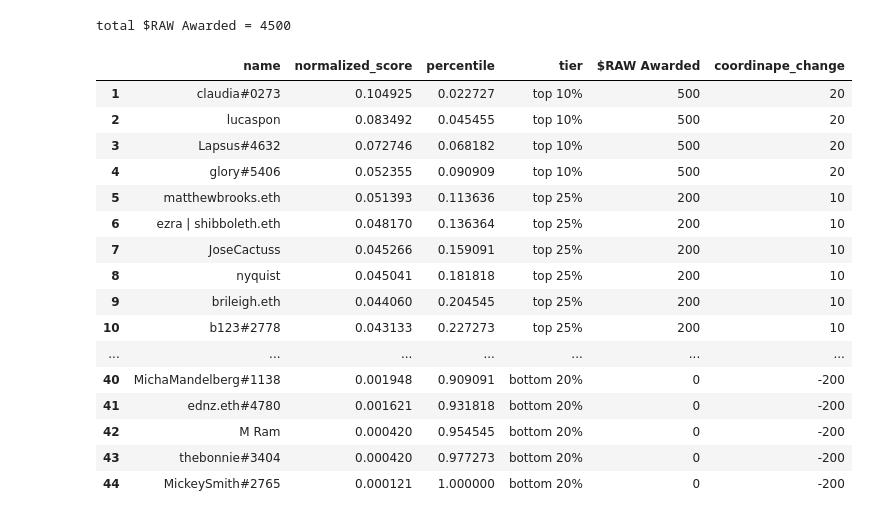
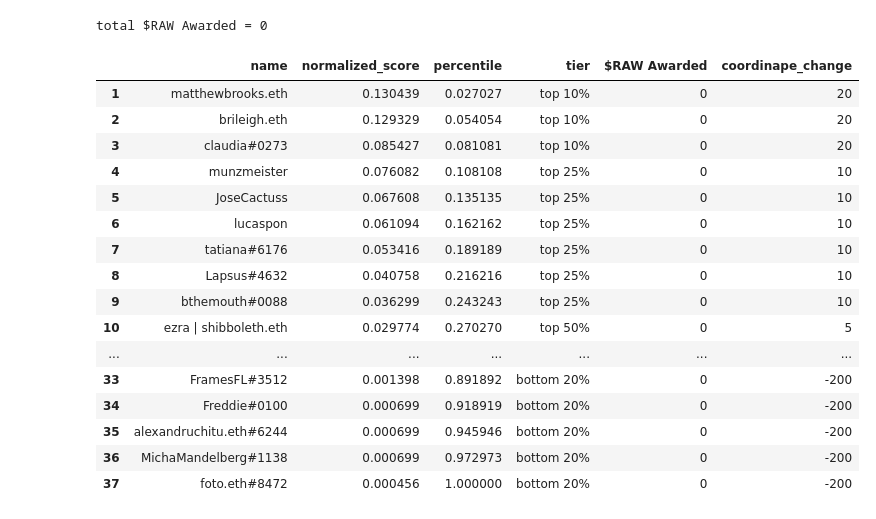
Before and after one commit to lucaspon/raw-compensation, a Jupyter notebook: RAW - Compensation.ipynb, the cells around one changed output. Saved outputs shown, nothing was run; the diff lists cells and outputs as text; code cells hidden in the pictures.

```diff
--- a/RAW - Compensation.ipynb
+++ b/RAW - Compensation.ipynb
@@ -9,7 +9,7 @@ pd.set_option('display.max_rows', 50)
 # CALCULATE BUDGETS FOR EACH AREA
 # link to source: https://app.clarity.so/rawdao/work/33
 
-month = '2022-03'
+month = '2022-04'
 
 init_budget = {}
 
@@ -29,11 +29,11 @@ perf_tranche['finance'] = 0.4
 
 perf_score = {}
 
-perf_score['governance'] =  5/6
-perf_score['curation'] = 1/2
-perf_score['marketing & pr'] = 2/3
-perf_score['community'] = 3/3
-perf_score['finance'] = 1/3
+perf_score['governance'] =  1/2
+perf_score['curation'] = 3/4
+perf_score['marketing & pr'] = 5/5
+perf_score['community'] = 1/2
+perf_score['finance'] = 2/3
 
 
 final_budget = {}
@@ -162,54 +162,54 @@ conditions = [
 tier = [
     'top 10%',
     'top 25%',
     'top 50%',
     'bottom 50%',
     'bottom 20%'
 ]
 
 tokens_awarded = [
-    500,
-    200,
-    100,
+    0,
+    0,
+    0,
     0,
     0
 ]
 
 coordinape = [
     20,
     10,
     5,
     0,
-    -200
+    'reset to 100'
 ]
 
 
 df_rankings['tier'] = np.select(conditions, tier)
 df_rankings['$RAW Awarded'] = np.select(conditions, tokens_awarded)
 df_rankings['coordinape_change'] = np.select(conditions, coordinape)
 
 
 print('total $RAW Awarded = ' + str(df_rankings['$RAW Awarded'].sum()))
 df_rankings[['name','normalized_score', 'percentile', 'tier', '$RAW Awarded', 'coordinape_change']]
 # %% [output]
-total $RAW Awarded = 4500
+total $RAW Awarded = 0
 |  | name | normalized_score | percentile | tier | $RAW Awarded | coordinape_change |
-| 1 | claudia#0273 | 0.104925 | 0.022727 | top 10% | 500 | 20 |
-| 2 | lucaspon | 0.083492 | 0.045455 | top 10% | 500 | 20 |
-| 3 | Lapsus#4632 | 0.072746 | 0.068182 | top 10% | 500 | 20 |
-| 4 | glory#5406 | 0.052355 | 0.090909 | top 10% | 500 | 20 |
-| 5 | matthewbrooks.eth | 0.051393 | 0.113636 | top 25% | 200 | 10 |
-| 6 | ezra | shibboleth.eth | 0.048170 | 0.136364 | top 25% | 200 | 10 |
-| 7 | JoseCactuss | 0.045266 | 0.159091 | top 25% | 200 | 10 |
-| 8 | nyquist | 0.045041 | 0.181818 | top 25% | 200 | 10 |
-| 9 | brileigh.eth | 0.044060 | 0.204545 | top 25% | 200 | 10 |
-| 10 | b123#2778 | 0.043133 | 0.227273 | top 25% | 200 | 10 |
+| 1 | matthewbrooks.eth | 0.130439 | 0.027027 | top 10% | 0 | 20 |
+| 2 | brileigh.eth | 0.129329 | 0.054054 | top 10% | 0 | 20 |
+| 3 | claudia#0273 | 0.085427 | 0.081081 | top 10% | 0 | 20 |
+| 4 | munzmeister | 0.076082 | 0.108108 | top 25% | 0 | 10 |
+| 5 | JoseCactuss | 0.067608 | 0.135135 | top 25% | 0 | 10 |
+| 6 | lucaspon | 0.061094 | 0.162162 | top 25% | 0 | 10 |
+| 7 | tatiana#6176 | 0.053416 | 0.189189 | top 25% | 0 | 10 |
+| 8 | Lapsus#4632 | 0.040758 | 0.216216 | top 25% | 0 | 10 |
+| 9 | bthemouth#0088 | 0.036299 | 0.243243 | top 25% | 0 | 10 |
+| 10 | ezra | shibboleth.eth | 0.029774 | 0.270270 | top 50% | 0 | 5 |
 | ... | ... | ... | ... | ... | ... | ... |
-| 40 | MichaMandelberg#1138 | 0.001948 | 0.909091 | bottom 20% | 0 | -200 |
-| 41 | ednz.eth#4780 | 0.001621 | 0.931818 | bottom 20% | 0 | -200 |
-| 42 | M Ram | 0.000420 | 0.954545 | bottom 20% | 0 | -200 |
-| 43 | thebonnie#3404 | 0.000420 | 0.977273 | bottom 20% | 0 | -200 |
-| 44 | MickeySmith#2765 | 0.000121 | 1.000000 | bottom 20% | 0 | -200 |
+| 33 | FramesFL#3512 | 0.001398 | 0.891892 | bottom 20% | 0 | -200 |
+| 34 | Freddie#0100 | 0.000699 | 0.918919 | bottom 20% | 0 | -200 |
+| 35 | alexandruchitu.eth#6244 | 0.000699 | 0.945946 | bottom 20% | 0 | -200 |
+| 36 | MichaMandelberg#1138 | 0.000699 | 0.972973 | bottom 20% | 0 | -200 |
+| 37 | foto.eth#8472 | 0.000456 | 1.000000 | bottom 20% | 0 | -200 |
 # %%
 # EXPORT RESULTS TO EXCEL
 from pathlib import Path
```
Also changed, not shown: parts of 4 cells of this notebook, 1 other file.
